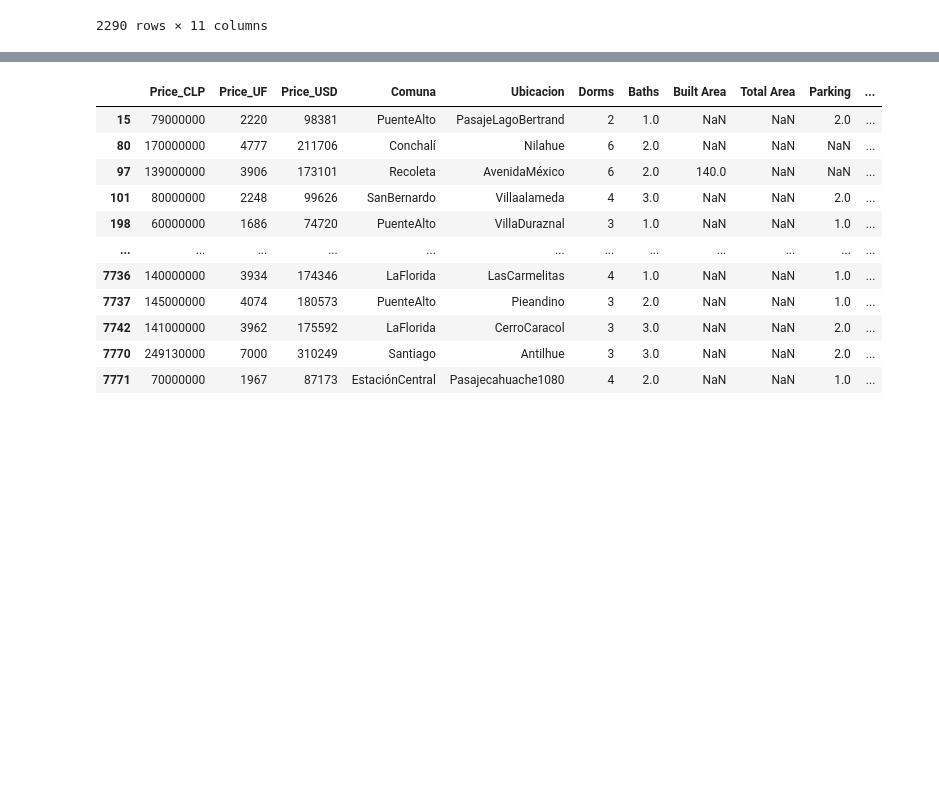
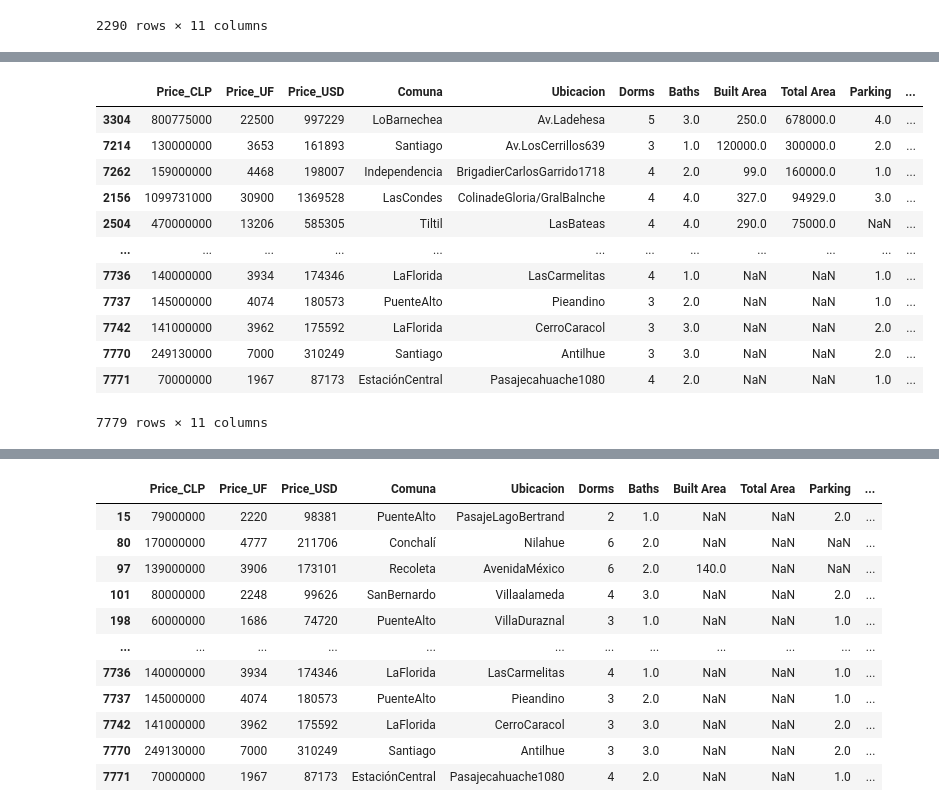
Before and after one commit to BAFCS/MDS7202, a Jupyter notebook: Labs/Lab6/Lab6_Enunciado.ipynb, the cells around one changed output, grey strips where cells are left out. Cells and saved outputs as stored; diff of their text form; code cells hidden in the pictures; blank space fills up the shorter version.

```diff
--- a/Labs/Lab6/Lab6_Enunciado.ipynb
+++ b/Labs/Lab6/Lab6_Enunciado.ipynb
@@ -273,0 +295,16 @@ df[df["Parking"].isna()]
+# %%
+df.sort_values(by='Total Area', ascending=False)
+# %% [output]
+|  | Price_CLP | Price_UF | Price_USD | Comuna | Ubicacion | Dorms | Baths | Built Area | Total Area | Parking | ... |
+| 3304 | 800775000 | 22500 | 997229 | LoBarnechea | Av.Ladehesa | 5 | 3.0 | 250.0 | 678000.0 | 4.0 | ... |
+| 7214 | 130000000 | 3653 | 161893 | Santiago | Av.LosCerrillos639 | 3 | 1.0 | 120000.0 | 300000.0 | 2.0 | ... |
+| 7262 | 159000000 | 4468 | 198007 | Independencia | BrigadierCarlosGarrido1718 | 4 | 2.0 | 99.0 | 160000.0 | 1.0 | ... |
+| 2156 | 1099731000 | 30900 | 1369528 | LasCondes | ColinadeGloria/GralBalnche | 4 | 4.0 | 327.0 | 94929.0 | 3.0 | ... |
+| 2504 | 470000000 | 13206 | 585305 | Tiltil | LasBateas | 4 | 4.0 | 290.0 | 75000.0 | NaN | ... |
+| ... | ... | ... | ... | ... | ... | ... | ... | ... | ... | ... | ... |
+| 7736 | 140000000 | 3934 | 174346 | LaFlorida | LasCarmelitas | 4 | 1.0 | NaN | NaN | 1.0 | ... |
+| 7737 | 145000000 | 4074 | 180573 | PuenteAlto | Pieandino | 3 | 2.0 | NaN | NaN | 1.0 | ... |
+| 7742 | 141000000 | 3962 | 175592 | LaFlorida | CerroCaracol | 3 | 3.0 | NaN | NaN | 2.0 | ... |
+| 7770 | 249130000 | 7000 | 310249 | Santiago | Antilhue | 3 | 3.0 | NaN | NaN | 2.0 | ... |
+| 7771 | 70000000 | 1967 | 87173 | EstaciónCentral | Pasajecahuache1080 | 4 | 2.0 | NaN | NaN | 1.0 | ... |
+7779 rows × 11 columns
```
Also changed, not shown: parts of 18 cells of this notebook, 2 other files.
